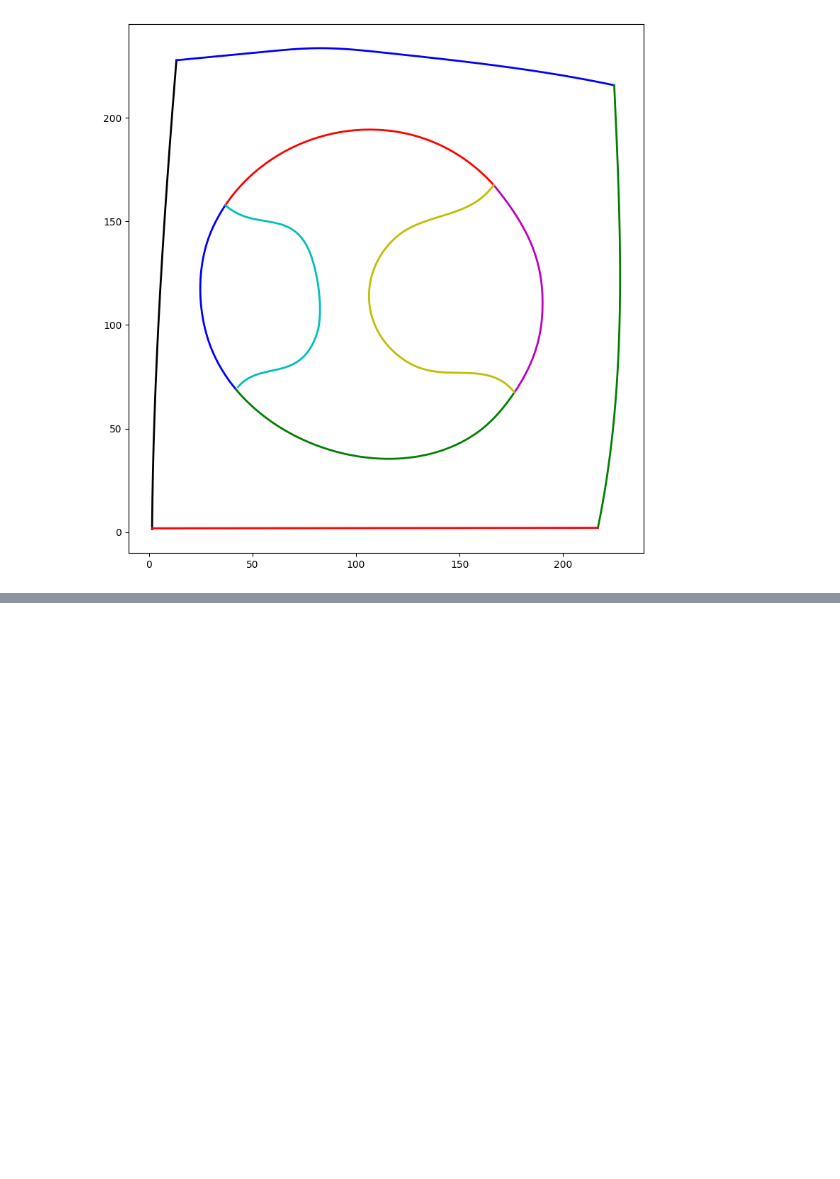
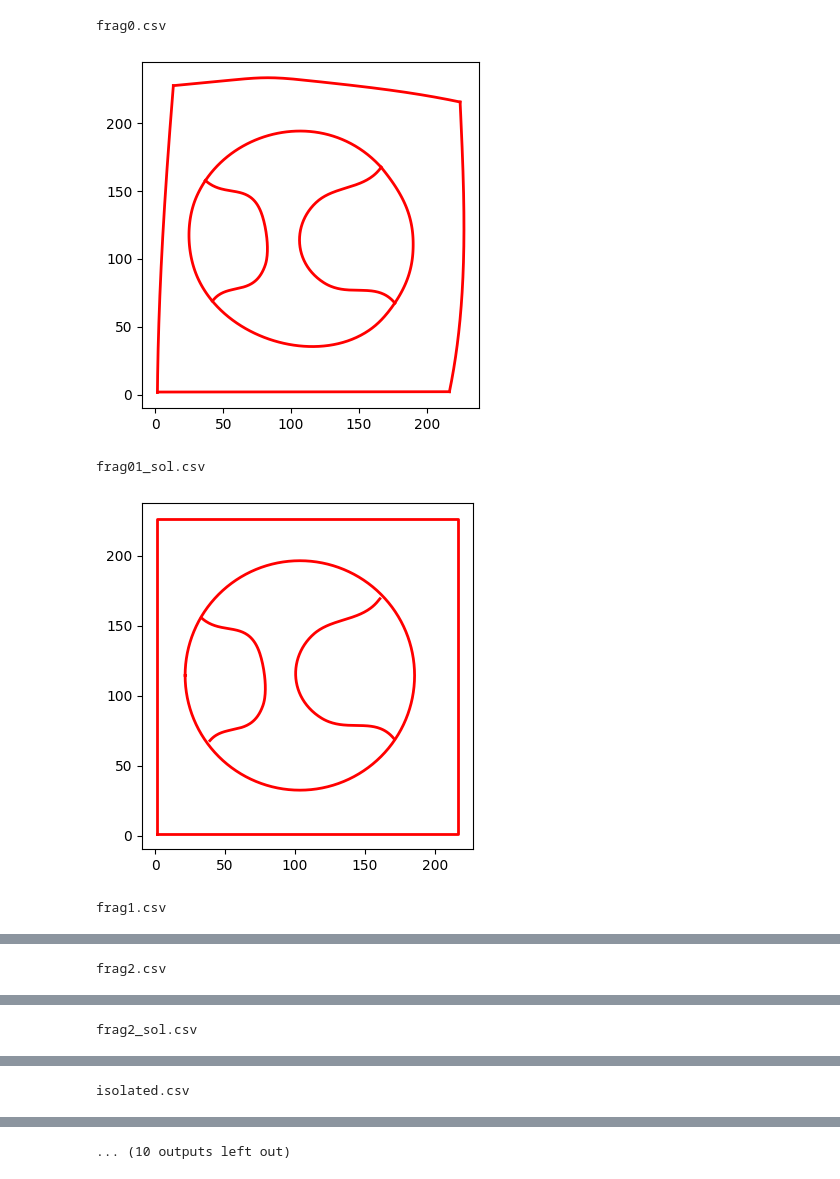
Before and after one commit to dpschauhan/Adobe-GenSolve-2k24, a Jupyter notebook: adobe.ipynb, the cells around one changed output, grey strips where cells are left out. Saved outputs shown, nothing was run; the diff lists cells and outputs as text; code cells hidden in the pictures; blank space fills up the shorter version.

```diff
--- a/adobe.ipynb
+++ b/adobe.ipynb
@@ -37,34 +35,13 @@ FileNotFoundError: /content/drive/MyDrive/problems/frag0.csv not found.
-# %%
-import numpy as np
-import matplotlib.pyplot as plt
-
-# Function to read the CSV file
-def read_csv(csv_path):
-    np_path_XYs = np.genfromtxt(csv_path, delimiter=',')
-    path_XYs = []
-    for i in np.unique(np_path_XYs[:, 0]):
-        npXYs = np_path_XYs[np_path_XYs[:, 0] == i][:, 1:]
-        XYs = []
-        for j in np.unique(npXYs[:, 0]):
-            XY = npXYs[npXYs[:, 0] == j][:, 1:]
-            XYs.append(XY)
-        path_XYs.append(XYs)
-    return path_XYs
-
-# Function to plot the paths
-def plot(paths_XYs):
-    fig, ax = plt.subplots(tight_layout=True, figsize=(8, 8))
-    colours = ['b', 'g', 'r', 'c', 'm', 'y', 'k']  # Define some colours
-    for i, XYs in enumerate(paths_XYs):
-        c = colours[i % len(colours)]
-        for XY in XYs:
-            ax.plot(XY[:, 0], XY[:, 1], c=c, linewidth=2)
-    ax.set_aspect('equal')
-    plt.show()
-
-# Example usage
-csv_path = "E:/Kaam Wali Baat Cheet/Adobe GenSolve 2k24/problems/frag0.csv"  # Replace with your actual CSV file path
-paths_XYs = read_csv(csv_path)
-plot(paths_XYs)
-# %% [output]
-[figure, removed]
+# %%
+import os
+dir = './problems'
+for path in os.listdir(dir):
+    if(path[-3:] == "csv"):
+        print(path)
+        plot(read_csv(dir+'/'+path))
+# %% [output]
+frag0.csv
+[figure, added]
+frag01_sol.csv
+[figure, added]
+frag1.csv
@@ -70,0 +49 @@ plot(paths_XYs)
+frag2.csv
@@ -70,0 +51 @@ plot(paths_XYs)
+frag2_sol.csv
@@ -70,0 +53 @@ plot(paths_XYs)
+isolated.csv
@@ -70,0 +55 @@ plot(paths_XYs)
+... (10 outputs left out)
```
Also changed, not shown: parts of 3 cells of this notebook.
